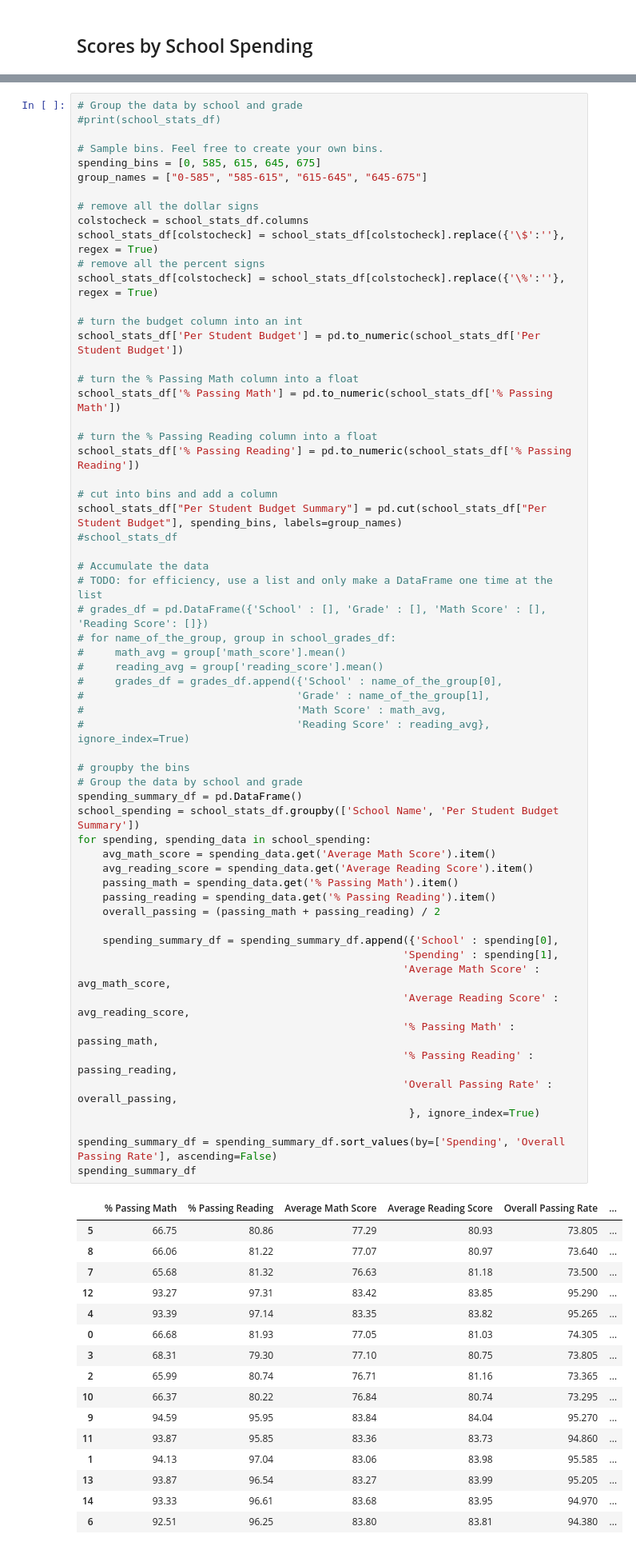
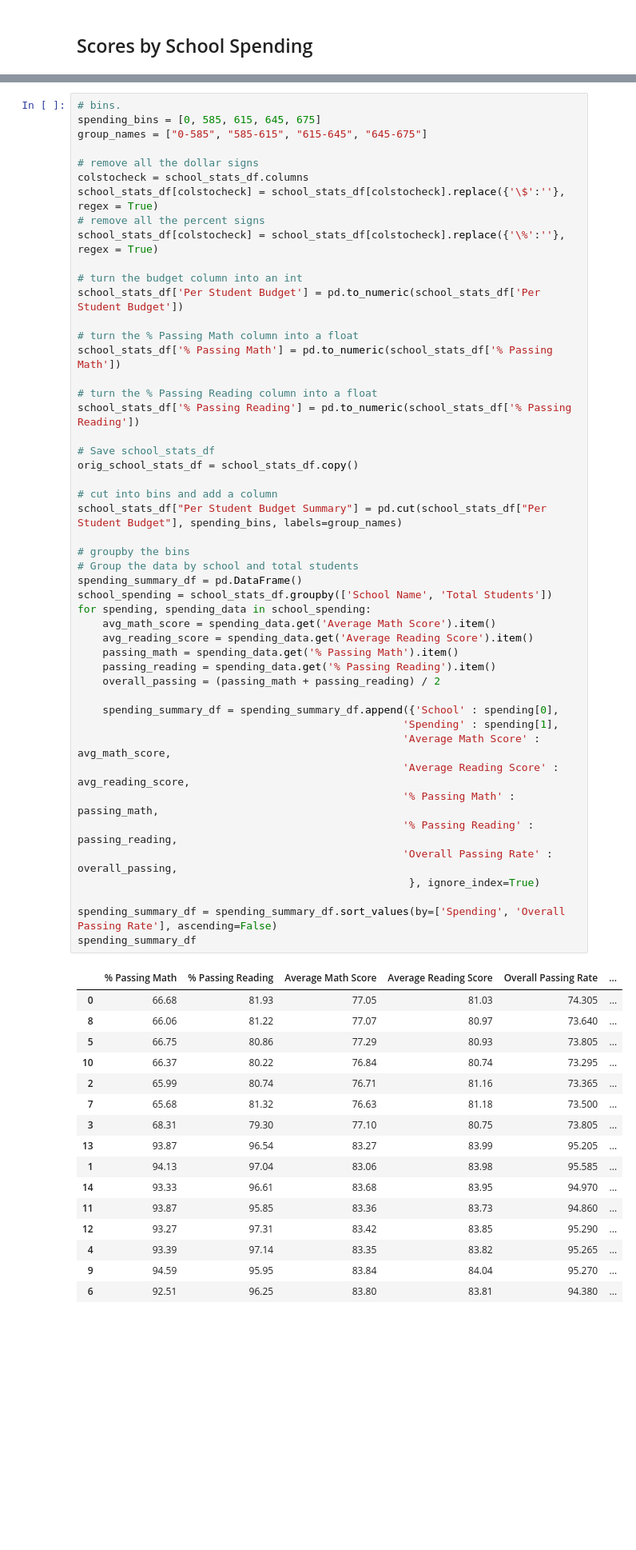
Before and after one commit to ddurnell/pandas-challenge, a Jupyter notebook: PyCitySchools/PyCitySchools.ipynb, the cells around one changed output, grey strips where cells are left out. Shown: that part at 80% size. Drawn from its saved outputs; the diff is of its cells as text; blank space fills up the shorter version.

```diff
--- a/PyCitySchools/PyCitySchools.ipynb
+++ b/PyCitySchools/PyCitySchools.ipynb
@@ -363,10 +360,7 @@ grades_df
   * % Passing Reading
   * Overall Passing Rate (Average of the above two)
 # %%
-# Group the data by school and grade
-#print(school_stats_df)
-
-# Sample bins. Feel free to create your own bins.
+# bins.
 spending_bins = [0, 585, 615, 645, 675]
 group_names = ["0-585", "585-615", "615-645", "645-675"]
 
@@ -383,61 +377,52 @@ school_stats_df['Per Student Budget'] = pd.to_numeric(school_stats_df['Per Stude
 school_stats_df['% Passing Math'] = pd.to_numeric(school_stats_df['% Passing Math'])
 
 # turn the % Passing Reading column into a float
 school_stats_df['% Passing Reading'] = pd.to_numeric(school_stats_df['% Passing Reading'])
 
+# Save school_stats_df
+orig_school_stats_df = school_stats_df.copy()
+
 # cut into bins and add a column
 school_stats_df["Per Student Budget Summary"] = pd.cut(school_stats_df["Per Student Budget"], spending_bins, labels=group_names)
-#school_stats_df
-
-# Accumulate the data
-# TODO: for efficiency, use a list and only make a DataFrame one time at the list
-# grades_df = pd.DataFrame({'School' : [], 'Grade' : [], 'Math Score' : [], 'Reading Score': []})
-# for name_of_the_group, group in school_grades_df:
-#     math_avg = group['math_score'].mean()
-#     reading_avg = group['reading_score'].mean()
-#     grades_df = grades_df.append({'School' : name_of_the_group[0],
-#                                  'Grade' : name_of_the_group[1],
-#                                  'Math Score' : math_avg,
-#                                  'Reading Score' : reading_avg}, ignore_index=True)
 
 # groupby the bins
-# Group the data by school and grade
+# Group the data by school and total students
 spending_summary_df = pd.DataFrame()
-school_spending = school_stats_df.groupby(['School Name', 'Per Student Budget Summary'])
+school_spending = school_stats_df.groupby(['School Name', 'Total Students'])
 for spending, spending_data in school_spending:
     avg_math_score = spending_data.get('Average Math Score').item()
     avg_reading_score = spending_data.get('Average Reading Score').item()
     passing_math = spending_data.get('% Passing Math').item()
     passing_reading = spending_data.get('% Passing Reading').item()
     overall_passing = (passing_math + passing_reading) / 2
 
     spending_summary_df = spending_summary_df.append({'School' : spending[0],
                                                     'Spending' : spending[1],
                                                     'Average Math Score' : avg_math_score,
                                                     'Average Reading Score' : avg_reading_score,
                                                     '% Passing Math' : passing_math,
                                                     '% Passing Reading' : passing_reading,
                                                     'Overall Passing Rate' : overall_passing,
                                                      }, ignore_index=True)
 
 spending_summary_df = spending_summary_df.sort_values(by=['Spending', 'Overall Passing Rate'], ascending=False)
 spending_summary_df
 # %% [output]
 |  | % Passing Math | % Passing Reading | Average Math Score | Average Reading Score | Overall Passing Rate | ... |
+| 0 | 66.68 | 81.93 | 77.05 | 81.03 | 74.305 | ... |
+| 8 | 66.06 | 81.22 | 77.07 | 80.97 | 73.640 | ... |
 | 5 | 66.75 | 80.86 | 77.29 | 80.93 | 73.805 | ... |
-| 8 | 66.06 | 81.22 | 77.07 | 80.97 | 73.640 | ... |
+| 10 | 66.37 | 80.22 | 76.84 | 80.74 | 73.295 | ... |
+| 2 | 65.99 | 80.74 | 76.71 | 81.16 | 73.365 | ... |
 | 7 | 65.68 | 81.32 | 76.63 | 81.18 | 73.500 | ... |
+| 3 | 68.31 | 79.30 | 77.10 | 80.75 | 73.805 | ... |
+| 13 | 93.87 | 96.54 | 83.27 | 83.99 | 95.205 | ... |
+| 1 | 94.13 | 97.04 | 83.06 | 83.98 | 95.585 | ... |
+| 14 | 93.33 | 96.61 | 83.68 | 83.95 | 94.970 | ... |
+| 11 | 93.87 | 95.85 | 83.36 | 83.73 | 94.860 | ... |
 | 12 | 93.27 | 97.31 | 83.42 | 83.85 | 95.290 | ... |
 | 4 | 93.39 | 97.14 | 83.35 | 83.82 | 95.265 | ... |
-| 0 | 66.68 | 81.93 | 77.05 | 81.03 | 74.305 | ... |
-| 3 | 68.31 | 79.30 | 77.10 | 80.75 | 73.805 | ... |
-| 2 | 65.99 | 80.74 | 76.71 | 81.16 | 73.365 | ... |
-| 10 | 66.37 | 80.22 | 76.84 | 80.74 | 73.295 | ... |
 | 9 | 94.59 | 95.95 | 83.84 | 84.04 | 95.270 | ... |
-| 11 | 93.87 | 95.85 | 83.36 | 83.73 | 94.860 | ... |
-| 1 | 94.13 | 97.04 | 83.06 | 83.98 | 95.585 | ... |
-| 13 | 93.87 | 96.54 | 83.27 | 83.99 | 95.205 | ... |
-| 14 | 93.33 | 96.61 | 83.68 | 83.95 | 94.970 | ... |
 | 6 | 92.51 | 96.25 | 83.80 | 83.81 | 94.380 | ... |
 # %% [markdown]
 ## Scores by School Size
```
Also changed, not shown: parts of 4 cells of this notebook.
